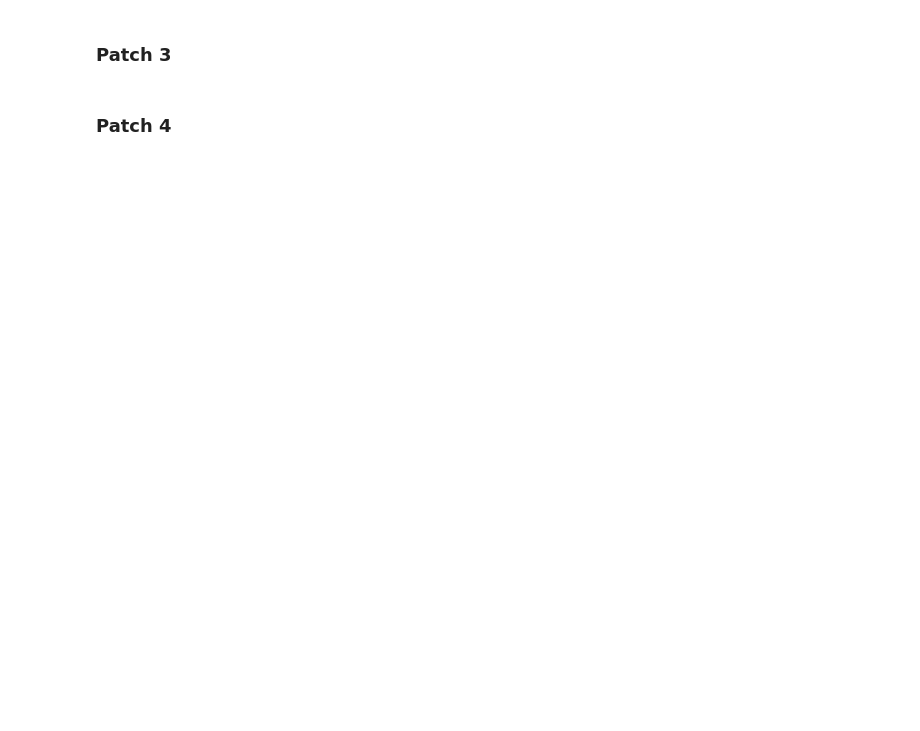
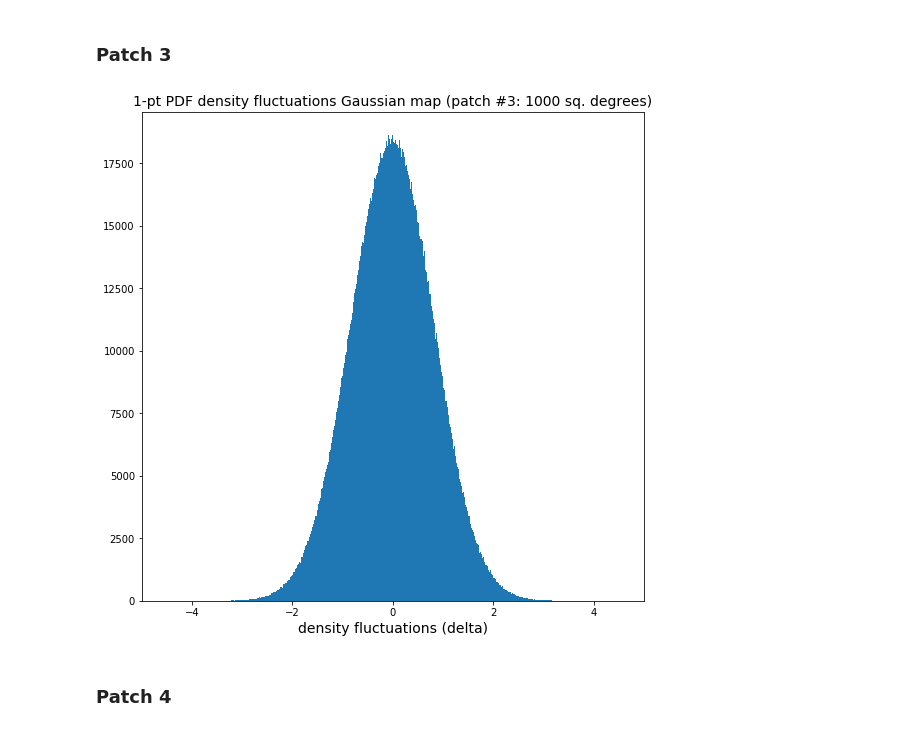
Before and after one commit to anikhalder/Integrated_Bispectrum, a Jupyter notebook: power_spectrum_gaussian/power_spectrum_gaussian_different_patches.ipynb, the cells around one changed output. Drawn from its saved outputs; the diff is of its cells as text; code cells hidden in the pictures; blank space fills up the shorter version.

```diff
--- a/power_spectrum_gaussian/power_spectrum_gaussian_different_patches.ipynb
+++ b/power_spectrum_gaussian/power_spectrum_gaussian_different_patches.ipynb
@@ -111,25 +133,36 @@ density_fluctuations_table.write("./simulations_output/different_patches/density
 # %%
 # Choose a random pixel i.e. center of disc (patch on the sky map) around which to take 1000 deg square area
 disc_center = hp.pix2vec(nside, 151010101)
 
 # radius (in radians) corresponding to 1000 deg square patch in sky = 0.31 radians
 
 # find the pixels
 pixels_indices_disc = hp.query_disc(nside, disc_center, 0.31)
 
 density_field_gaussian_disc = density_field_gaussian[pixels_indices_disc]
 dec = np.pi/2 - hp.pix2ang(nside, pixels_indices_disc)[0]
 RA = hp.pix2ang(nside, pixels_indices_disc)[1]
 
 # for saving into fits file with astropy
 RA_data = Column(RA, name='RA', dtype='float') # column having ra
 dec_data = Column(dec, name='dec', dtype='float') # column having dec
 del_g_data = Column(density_field_gaussian_disc, name='del_g', dtype='float') # column having pixels_disc_values
 
 density_fluctuations_table = Table((RA_data, dec_data, del_g_data))
 # density_fluctuations_table.show_in_notebook()
 
 density_fluctuations_table.write("./simulations_output/different_patches/density_fluctuations_gaussian_patch_3.fits" , overwrite=True)
+
+# 1-pt PDF of density fluctuations within patch
+
+plt.figure(figsize=(9,9))
+plt.hist(density_field_gaussian_disc, bins=1000)
+plt.xlabel('density fluctuations (delta)', fontsize=14)
+plt.xlim(-5,5)
+plt.title('1-pt PDF density fluctuations Gaussian map (patch #3: 1000 sq. degrees)', fontsize=14)
+plt.savefig("./simulations_output/plot_output/1_pt_PDF_different_patches/density_fluctuations_gaussian_1_pt_PDF_patch_3.pdf")
+# %% [output]
+[figure, added]
 # %% [markdown]
 ### Patch 4
 # %%
```
Also changed, not shown: parts of 5 cells of this notebook, 21 other files.
